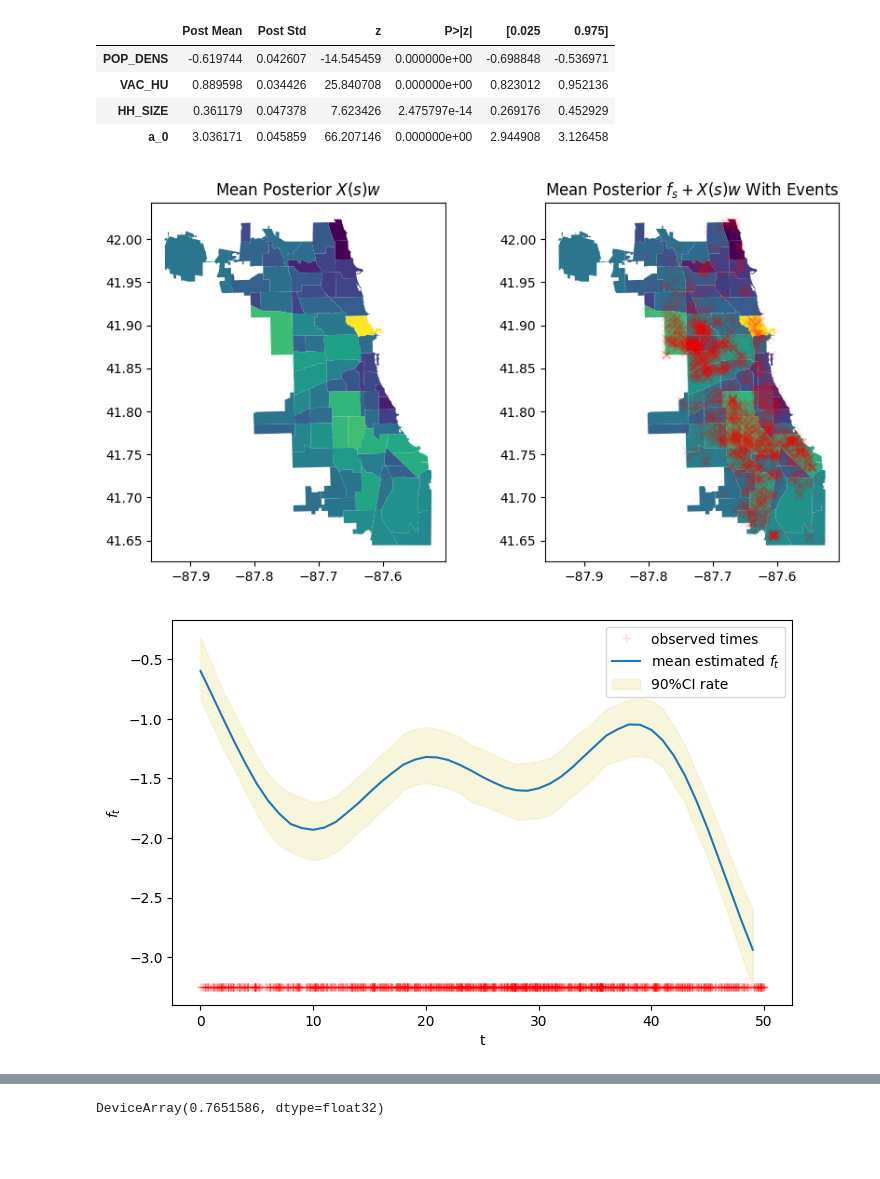
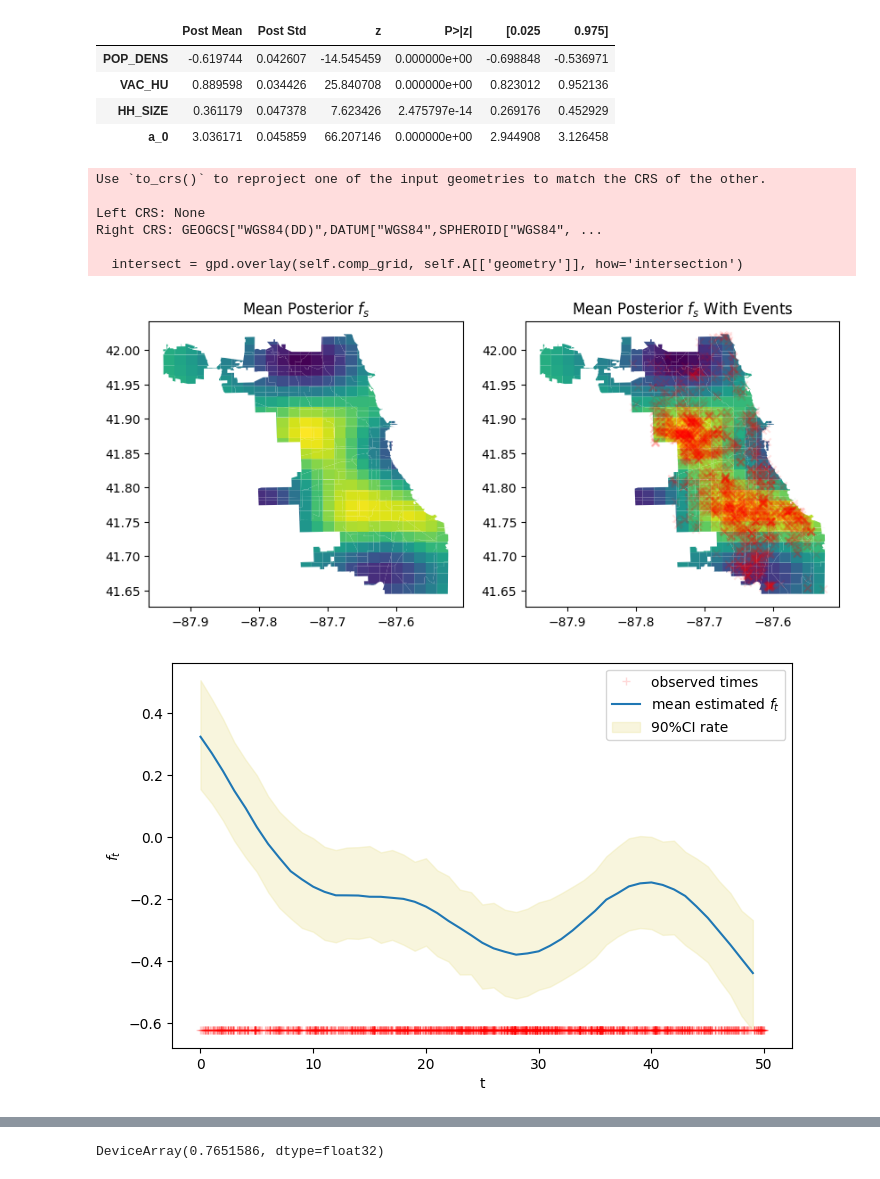
Before and after one commit to imanring/BSTPP, a Jupyter notebook: SVI_Inference.ipynb, the cells around one changed output, grey strips where cells are left out. Drawn from its saved outputs; the diff is of its cells as text; code cells hidden in the pictures; blank space fills up the shorter version.

Commit message:
Found bug for cox_hawkes

```diff
--- a/SVI_Inference.ipynb
+++ b/SVI_Inference.ipynb
@@ -8,7 +8,7 @@ import geopandas as gpd
 A = gpd.read_file('data/Chicago/Boundaries - Community Areas (current).zip')
 # %%
 column_names = ['POP_DENS','VAC_HU','HH_SIZE']
-model_name = 'hawkes'
+model_name = 'cox_hawkes'
 model = Point_Process_Model('data/Chicago/Crime_Incident_Reports/sr_2022_xyt.csv',
                             A,model=model_name,
                             #spatial_cov='data/Chicago/spat_cov.shp',cov_names = column_names,
@@ -51,5 +55,5 @@ old_model.mcmc_samples = ouput['samples']
 ## SVI Results
 # %%
 from numpyro.infer import init_to_median, init_to_value, init_to_uniform
-model.run_svi(num_steps=15000,lr=0.002,resume=False)
+model.run_svi(num_steps=20000,lr=0.002,resume=False)
 # %% [output]
@@ -64,13 +76,19 @@ model.cov_weight_post_summary()
 | HH_SIZE | 0.361179 | 0.047378 | 7.623426 | 2.475797e-14 | 0.269176 | 0.452929 |
 | a_0 | 3.036171 | 0.045859 | 66.207146 | 0.000000e+00 | 2.944908 | 3.126458 |
 # %%
-model.plot_spatial_background(include_cov=True)
+model.plot_spatial_background(include_cov=False)
 # %% [output]
+Use `to_crs()` to reproject one of the input geometries to match the CRS of the other.
+
+Left CRS: None
+Right CRS: GEOGCS["WGS84(DD)",DATUM["WGS84",SPHEROID["WGS84", ...
+
+  intersect = gpd.overlay(self.comp_grid, self.A[['geometry']], how='intersection')
-[figure, old version]
+[figure, new version]
 # %%
 model.plot_temporal_background()
 # %% [output]
-[figure, old version]
+[figure, new version]
 # %%
 model.plot_trigger_time_decay()
 # %% [output]
```
Also changed, not shown: parts of 36 cells of this notebook, 4 other files.
